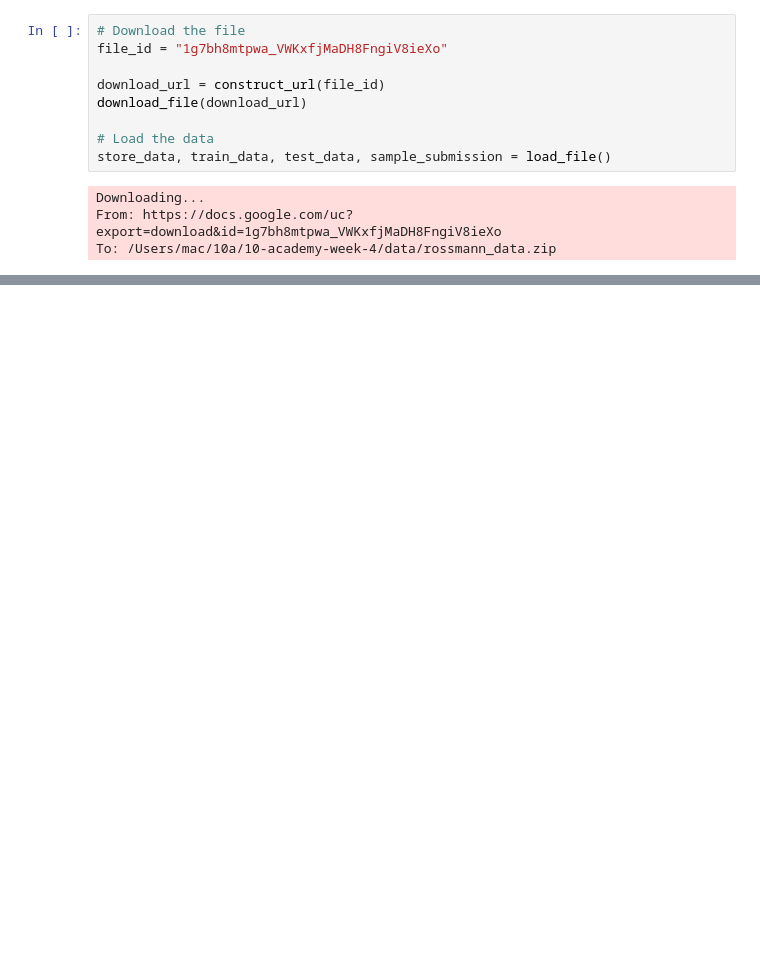
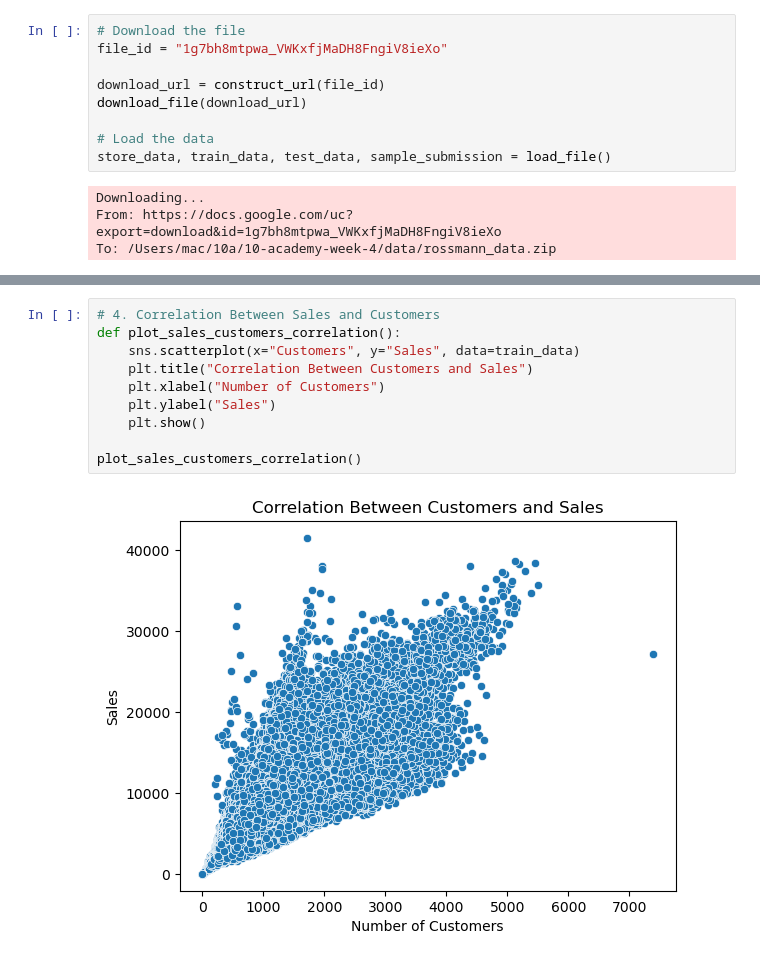
Before and after one commit to EbenGitHub/10-academy-week-4, a Jupyter notebook: notebook/task_1.ipynb, the cells around one changed output, grey strips where cells are left out. Drawn from its saved outputs; the diff is of its cells as text; blank space fills up the shorter version.

```diff
--- a/notebook/task_1.ipynb
+++ b/notebook/task_1.ipynb
@@ -55,0 +155,12 @@ print(sample_submission.head())
+# %%
+# 4. Correlation Between Sales and Customers
+def plot_sales_customers_correlation():
+    sns.scatterplot(x="Customers", y="Sales", data=train_data)
+    plt.title("Correlation Between Customers and Sales")
+    plt.xlabel("Number of Customers")
+    plt.ylabel("Sales")
+    plt.show()
+
+plot_sales_customers_correlation()
+# %% [output]
+[figure, added]
```
Also changed, not shown: parts of 16 cells of this notebook, 3 other files.
